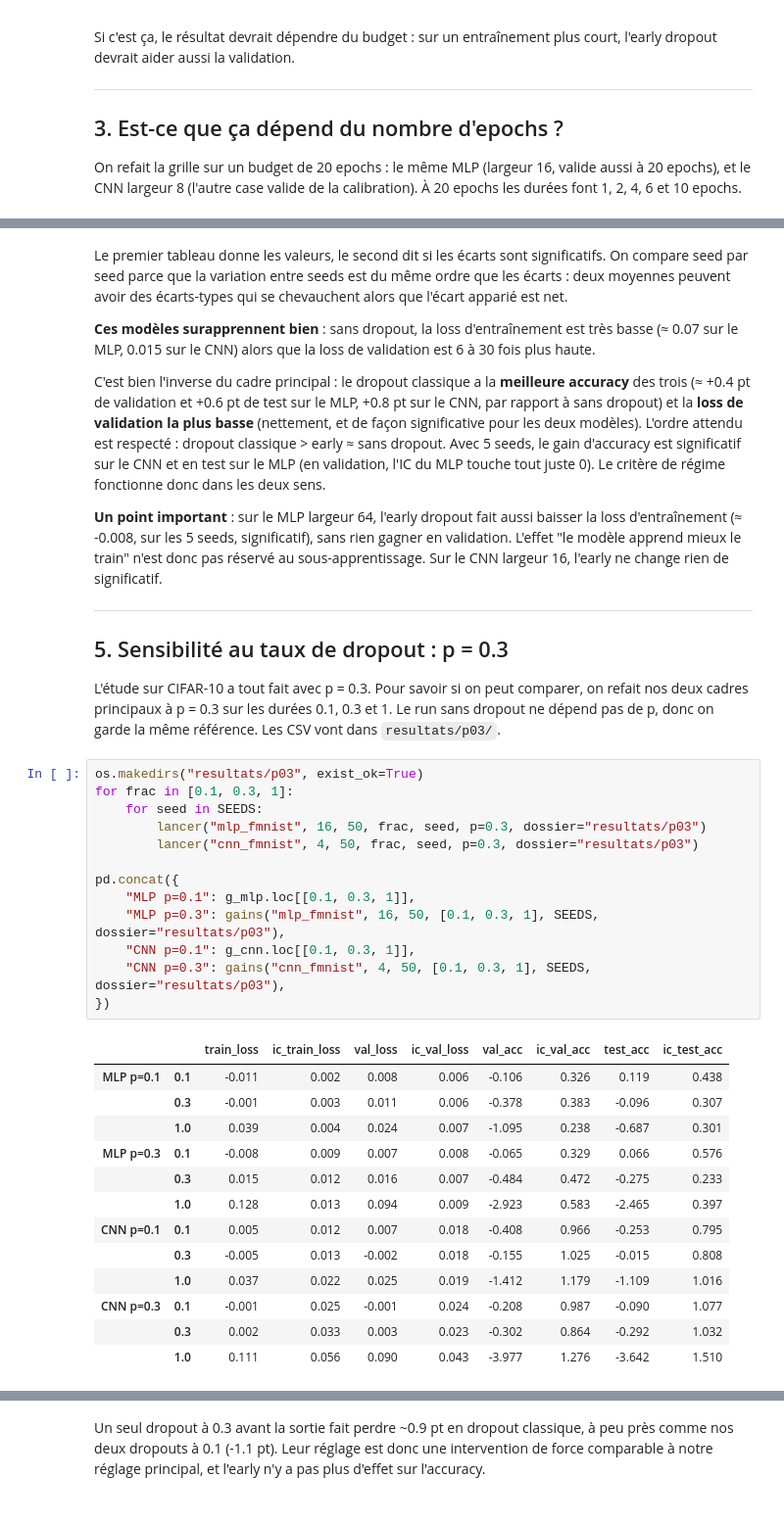
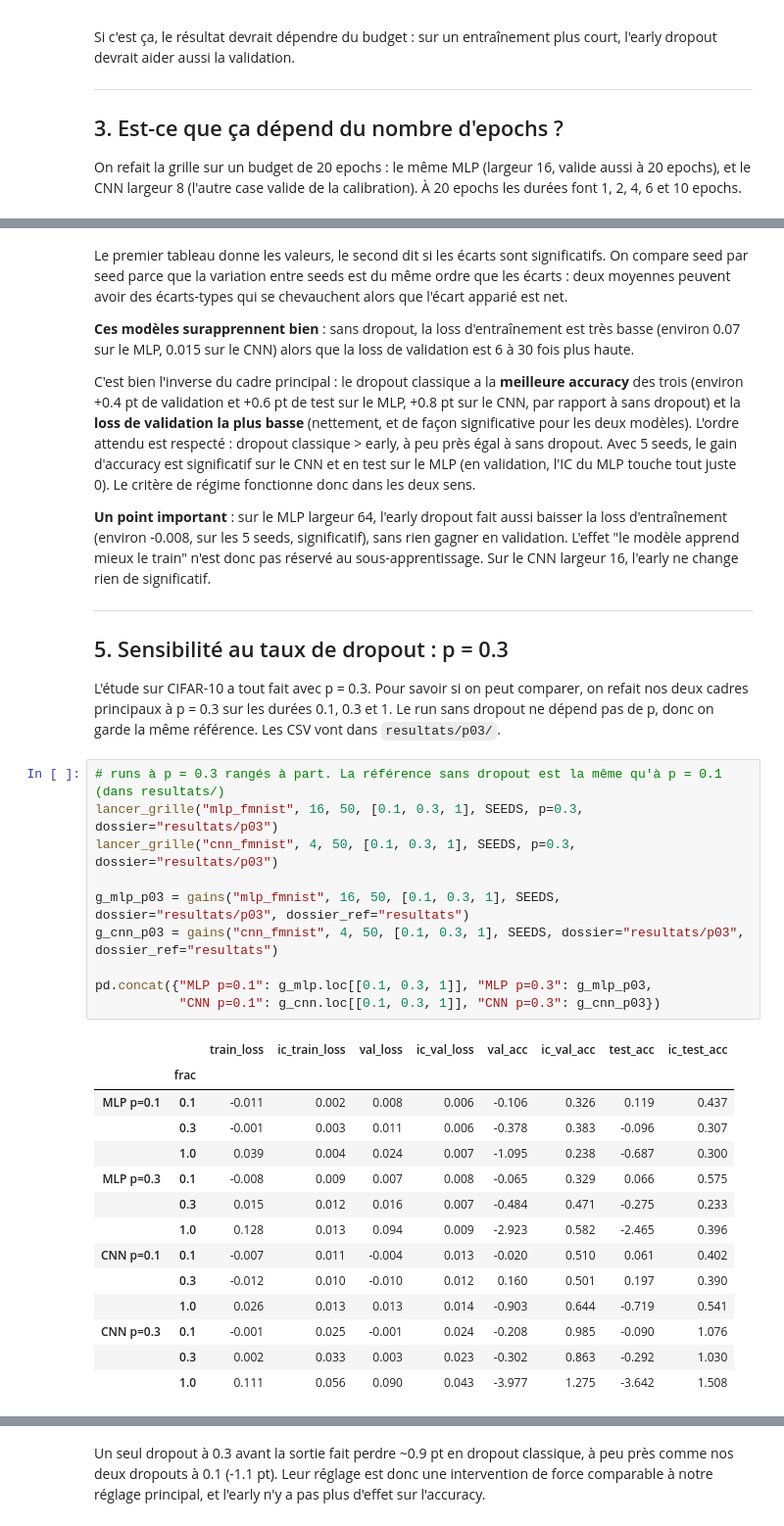
Before and after one commit to Felix-prjcts/early-dropout-study, a Jupyter notebook: fashion_mnist.ipynb, the cells around one changed output, grey strips where cells are left out. Shown at 98% size. Cells and saved outputs as stored; diff of their text form.

```diff
--- a/fashion_mnist.ipynb
+++ b/fashion_mnist.ipynb
@@ -485,43 +648,41 @@ pd.concat({"MLP largeur 64": gains("mlp_fmnist", 64, 50, [0.1, 1], SEEDS),
 # %% [markdown]
 Le premier tableau donne les valeurs, le second dit si les écarts sont significatifs. On compare seed par seed parce que la variation entre seeds est du même ordre que les écarts : deux moyennes peuvent avoir des écarts-types qui se chevauchent alors que l'écart apparié est net.
 
-**Ces modèles surapprennent bien** : sans dropout, la loss d'entraînement est très basse (≈ 0.07 sur le MLP, 0.015 sur le CNN) alors que la loss de validation est 6 à 30 fois plus haute.
+**Ces modèles surapprennent bien** : sans dropout, la loss d'entraînement est très basse (environ 0.07 sur le MLP, 0.015 sur le CNN) alors que la loss de validation est 6 à 30 fois plus haute.
 
-C'est bien l'inverse du cadre principal : le dropout classique a la **meilleure accuracy** des trois (≈ +0.4 pt de validation et +0.6 pt de test sur le MLP, +0.8 pt sur le CNN, par rapport à sans dropout) et la **loss de validation la plus basse** (nettement, et de façon significative pour les deux modèles). L'ordre attendu est respecté : dropout classique > early ≈ sans dropout. Avec 5 seeds, le gain d'accuracy est significatif sur le CNN et en test sur le MLP (en validation, l'IC du MLP touche tout juste 0). Le critère de régime fonctionne donc dans les deux sens.
+C'est bien l'inverse du cadre principal : le dropout classique a la **meilleure accuracy** des trois (environ +0.4 pt de validation et +0.6 pt de test sur le MLP, +0.8 pt sur le CNN, par rapport à sans dropout) et la **loss de validation la plus basse** (nettement, et de façon significative pour les deux modèles). L'ordre attendu est respecté : dropout classique > early, à peu près égal à sans dropout. Avec 5 seeds, le gain d'accuracy est significatif sur le CNN et en test sur le MLP (en validation, l'IC du MLP touche tout juste 0). Le critère de régime fonctionne donc dans les deux sens.
 
-**Un point important** : sur le MLP largeur 64, l'early dropout fait aussi baisser la loss d'entraînement (≈ -0.008, sur les 5 seeds, significatif), sans rien gagner en validation. L'effet "le modèle apprend mieux le train" n'est donc pas réservé au sous-apprentissage. Sur le CNN largeur 16, l'early ne change rien de significatif.
+**Un point important** : sur le MLP largeur 64, l'early dropout fait aussi baisser la loss d'entraînement (environ -0.008, sur les 5 seeds, significatif), sans rien gagner en validation. L'effet "le modèle apprend mieux le train" n'est donc pas réservé au sous-apprentissage. Sur le CNN largeur 16, l'early ne change rien de significatif.
 
 ---
 ## 5. Sensibilité au taux de dropout : p = 0.3
 
 L'étude sur CIFAR-10 a tout fait avec p = 0.3. Pour savoir si on peut comparer, on refait nos deux cadres principaux à p = 0.3 sur les durées 0.1, 0.3 et 1. Le run sans dropout ne dépend pas de p, donc on garde la même référence. Les CSV vont dans `resultats/p03/`.
 # %%
-os.makedirs("resultats/p03", exist_ok=True)
-for frac in [0.1, 0.3, 1]:
-    for seed in SEEDS:
-        lancer("mlp_fmnist", 16, 50, frac, seed, p=0.3, dossier="resultats/p03")
-        lancer("cnn_fmnist", 4, 50, frac, seed, p=0.3, dossier="resultats/p03")
+# runs à p = 0.3 rangés à part. La référence sans dropout est la même qu'à p = 0.1 (dans resultats/)
+lancer_grille("mlp_fmnist", 16, 50, [0.1, 0.3, 1], SEEDS, p=0.3, dossier="resultats/p03")
+lancer_grille("cnn_fmnist", 4, 50, [0.1, 0.3, 1], SEEDS, p=0.3, dossier="resultats/p03")
 
-pd.concat({
-    "MLP p=0.1": g_mlp.loc[[0.1, 0.3, 1]],
-    "MLP p=0.3": gains("mlp_fmnist", 16, 50, [0.1, 0.3, 1], SEEDS, dossier="resultats/p03"),
-    "CNN p=0.1": g_cnn.loc[[0.1, 0.3, 1]],
-    "CNN p=0.3": gains("cnn_fmnist", 4, 50, [0.1, 0.3, 1], SEEDS, dossier="resultats/p03"),
-})
+g_mlp_p03 = gains("mlp_fmnist", 16, 50, [0.1, 0.3, 1], SEEDS, dossier="resultats/p03", dossier_ref="resultats")
+g_cnn_p03 = gains("cnn_fmnist", 4, 50, [0.1, 0.3, 1], SEEDS, dossier="resultats/p03", dossier_ref="resultats")
+
+pd.concat({"MLP p=0.1": g_mlp.loc[[0.1, 0.3, 1]], "MLP p=0.3": g_mlp_p03,
+           "CNN p=0.1": g_cnn.loc[[0.1, 0.3, 1]], "CNN p=0.3": g_cnn_p03})
 # %% [output]
 |  |  | train_loss | ic_train_loss | val_loss | ic_val_loss | val_acc | ic_val_acc | test_acc | ic_test_acc |
-| MLP p=0.1 | 0.1 | -0.011 | 0.002 | 0.008 | 0.006 | -0.106 | 0.326 | 0.119 | 0.438 |
+|  | frac |  |  |  |  |  |  |  |  |
+| MLP p=0.1 | 0.1 | -0.011 | 0.002 | 0.008 | 0.006 | -0.106 | 0.326 | 0.119 | 0.437 |
 |  | 0.3 | -0.001 | 0.003 | 0.011 | 0.006 | -0.378 | 0.383 | -0.096 | 0.307 |
-|  | 1.0 | 0.039 | 0.004 | 0.024 | 0.007 | -1.095 | 0.238 | -0.687 | 0.301 |
-| MLP p=0.3 | 0.1 | -0.008 | 0.009 | 0.007 | 0.008 | -0.065 | 0.329 | 0.066 | 0.576 |
-|  | 0.3 | 0.015 | 0.012 | 0.016 | 0.007 | -0.484 | 0.472 | -0.275 | 0.233 |
-|  | 1.0 | 0.128 | 0.013 | 0.094 | 0.009 | -2.923 | 0.583 | -2.465 | 0.397 |
-| CNN p=0.1 | 0.1 | 0.005 | 0.012 | 0.007 | 0.018 | -0.408 | 0.966 | -0.253 | 0.795 |
-|  | 0.3 | -0.005 | 0.013 | -0.002 | 0.018 | -0.155 | 1.025 | -0.015 | 0.808 |
-|  | 1.0 | 0.037 | 0.022 | 0.025 | 0.019 | -1.412 | 1.179 | -1.109 | 1.016 |
-| CNN p=0.3 | 0.1 | -0.001 | 0.025 | -0.001 | 0.024 | -0.208 | 0.987 | -0.090 | 1.077 |
-|  | 0.3 | 0.002 | 0.033 | 0.003 | 0.023 | -0.302 | 0.864 | -0.292 | 1.032 |
-|  | 1.0 | 0.111 | 0.056 | 0.090 | 0.043 | -3.977 | 1.276 | -3.642 | 1.510 |
+|  | 1.0 | 0.039 | 0.004 | 0.024 | 0.007 | -1.095 | 0.238 | -0.687 | 0.300 |
+| MLP p=0.3 | 0.1 | -0.008 | 0.009 | 0.007 | 0.008 | -0.065 | 0.329 | 0.066 | 0.575 |
+|  | 0.3 | 0.015 | 0.012 | 0.016 | 0.007 | -0.484 | 0.471 | -0.275 | 0.233 |
+|  | 1.0 | 0.128 | 0.013 | 0.094 | 0.009 | -2.923 | 0.582 | -2.465 | 0.396 |
+| CNN p=0.1 | 0.1 | -0.007 | 0.011 | -0.004 | 0.013 | -0.020 | 0.510 | 0.061 | 0.402 |
+|  | 0.3 | -0.012 | 0.010 | -0.010 | 0.012 | 0.160 | 0.501 | 0.197 | 0.390 |
+|  | 1.0 | 0.026 | 0.013 | 0.013 | 0.014 | -0.903 | 0.644 | -0.719 | 0.541 |
+| CNN p=0.3 | 0.1 | -0.001 | 0.025 | -0.001 | 0.024 | -0.208 | 0.985 | -0.090 | 1.076 |
+|  | 0.3 | 0.002 | 0.033 | 0.003 | 0.023 | -0.302 | 0.863 | -0.292 | 1.030 |
+|  | 1.0 | 0.111 | 0.056 | 0.090 | 0.043 | -3.977 | 1.275 | -3.642 | 1.508 |
 # %% [markdown]
 - **Dropout classique** : à p = 0.3 il fait beaucoup plus mal (-2.9 pt sur le MLP, -4.0 pt sur le CNN, contre -1.1 et -1.4 à p = 0.1). Pour nos tout petits modèles, 0.3 tout le long est trop fort.
 - **Early court (10 %)** : pareil qu'à p = 0.1, accuracy inchangée, loss d'entraînement un peu plus basse sur le MLP (pas significatif ici).
```
Also changed, not shown: parts of 45 cells of this notebook.
